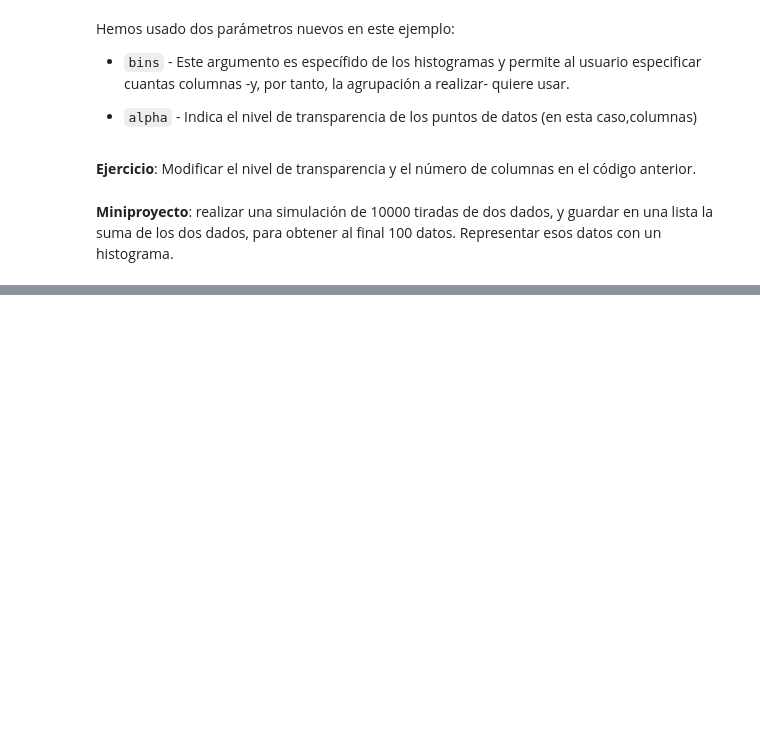
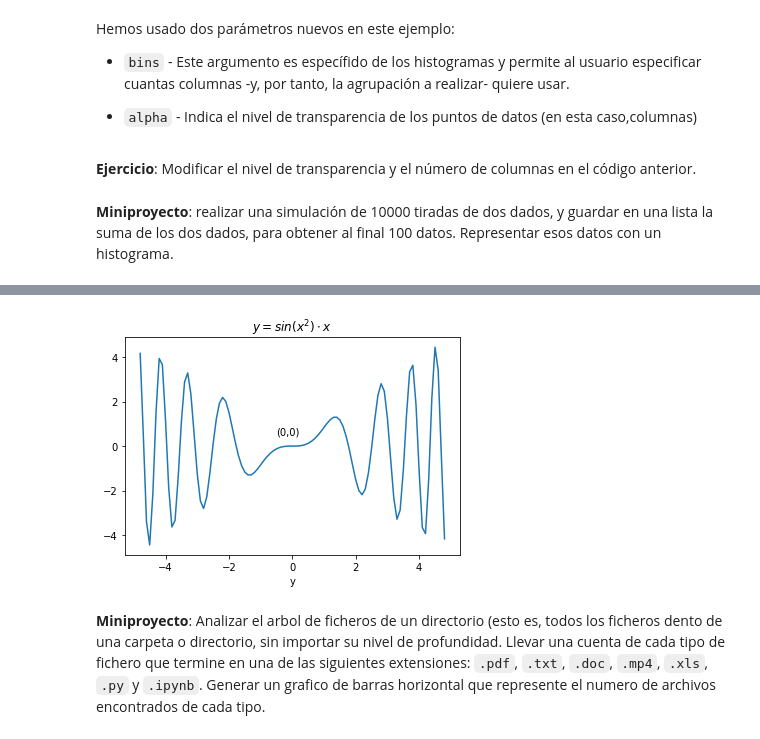
Before and after one commit to pythoncanarias/eoi, a Jupyter notebook: 05-libs/external/matplotlib/matplotlib.ipynb, the cells around one changed output, grey strips where cells are left out. Saved outputs shown, nothing was run; the diff lists cells and outputs as text; code cells hidden in the pictures; blank space fills up the shorter version.

```diff
--- a/05-libs/external/matplotlib/matplotlib.ipynb
+++ b/05-libs/external/matplotlib/matplotlib.ipynb
@@ -152,0 +269,20 @@ plt.show()
+# %%
+import math
+import matplotlib.pyplot as plt
+
+def y(x):
+    return math.sin(x**2) * x
+
+X = list(x/10. for x in range(-48, 49))
+y = [y(_x) for _x in X]
+
+plt.plot(X, y)
+plt.title(r"$y=sin(x^2)\cdot x$")
+plt.xlabel("x")
+plt.xlabel("y")
+plt.text(-0.5, 0.5, "(0,0)")
+plt.show()
+# %% [output]
+[figure, added]
+# %% [markdown]
+**Miniproyecto**: Analizar el arbol de ficheros de un directorio (esto es, todos los ficheros dento de una carpeta o directorio, sin importar su nivel de profundidad. Llevar una cuenta de cada tipo de fichero que termine en una de las siguientes extensiones: `.pdf`, `.txt`, `.doc`, `.mp4`, `.xls`, `.py` y `.ipynb`. Generar un grafico de barras horizontal que represente el numero de archivos encontrados de cada tipo.
```
Also changed, not shown: parts of 25 cells of this notebook, 13 other files.
